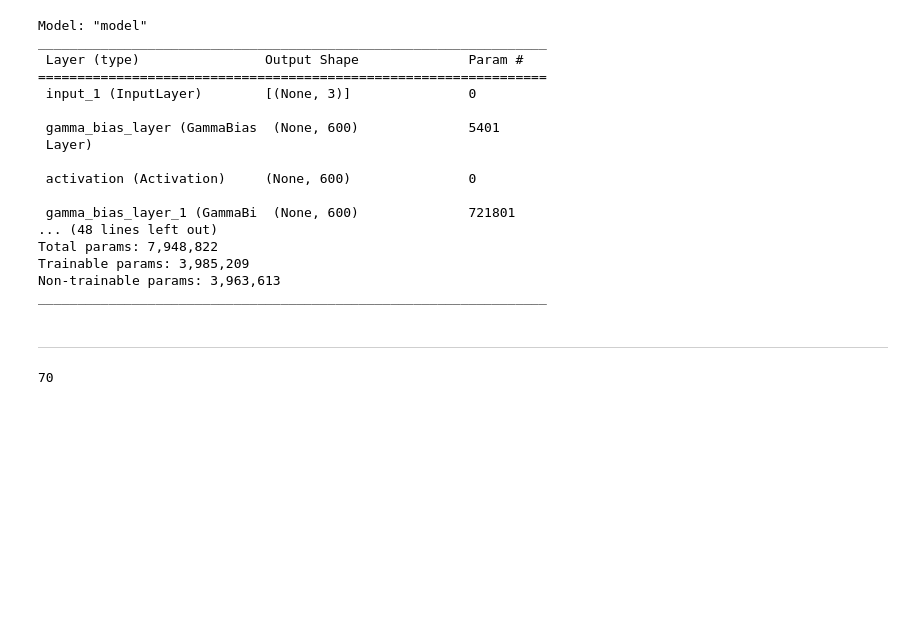
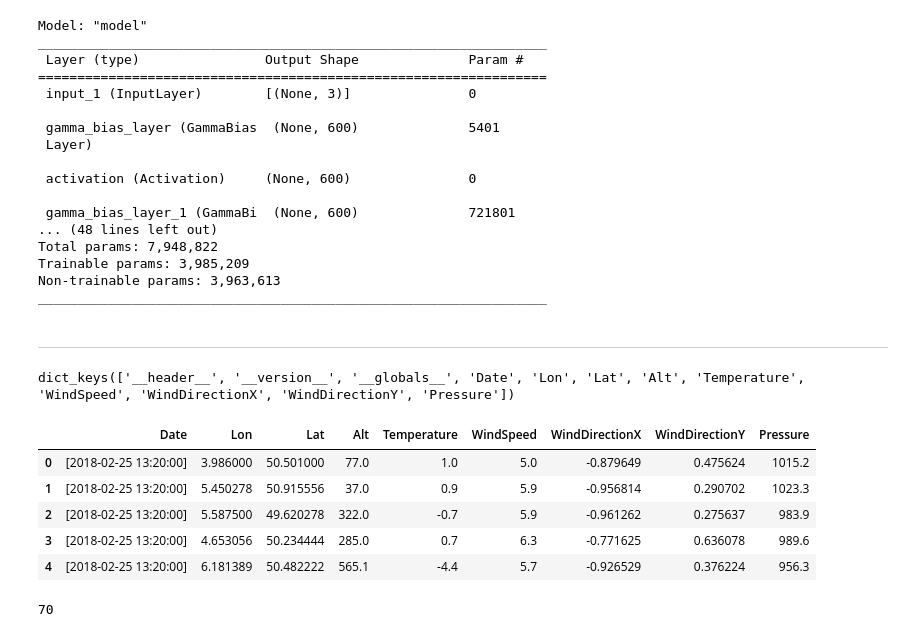
Before and after one commit to sagomeza1/TG, a Jupyter notebook: notebook/explo.ipynb, the cells around one changed output. Saved outputs shown, nothing was run; the diff lists cells and outputs as text; code cells hidden in the pictures; blank space fills up the shorter version.

Commit message:
Se carga la data local y se empieza a experimentar

```diff
--- a/notebook/explo.ipynb
+++ b/notebook/explo.ipynb
@@ -432,3 +433,25 @@ dim_T_eqns = dim_T_PINN
 dim_N_eqns = dim_N_PINN
 # %% [markdown]
 -------------------------------
+# %%
+# Extract data from dataset
+
+WS_data = scipy.io.loadmat('..\\data\\Weather_data.mat')
+WS_data.keys()
+# %% [output]
+dict_keys(['__header__', '__version__', '__globals__', 'Date', 'Lon', 'Lat', 'Alt', 'Temperature', 'WindSpeed', 'WindDirectionX', 'WindDirectionY', 'Pressure'])
+# %%
+columns = ['Date', 'Lon', 'Lat', 'Alt', 'Temperature',
+           'WindSpeed', 'WindDirectionX', 'WindDirectionY', 'Pressure']
+# %%
+# Crear el DataFrame
+df = pd.DataFrame({col: WS_data[col].flatten() for col in columns})
+# %%
+df.head()
+# %% [output]
+|  | Date | Lon | Lat | Alt | Temperature | WindSpeed | WindDirectionX | WindDirectionY | Pressure |
+| 0 | [2018-02-25 13:20:00] | 3.986000 | 50.501000 | 77.0 | 1.0 | 5.0 | -0.879649 | 0.475624 | 1015.2 |
+| 1 | [2018-02-25 13:20:00] | 5.450278 | 50.915556 | 37.0 | 0.9 | 5.9 | -0.956814 | 0.290702 | 1023.3 |
+| 2 | [2018-02-25 13:20:00] | 5.587500 | 49.620278 | 322.0 | -0.7 | 5.9 | -0.961262 | 0.275637 | 983.9 |
+| 3 | [2018-02-25 13:20:00] | 4.653056 | 50.234444 | 285.0 | 0.7 | 6.3 | -0.771625 | 0.636078 | 989.6 |
+| 4 | [2018-02-25 13:20:00] | 6.181389 | 50.482222 | 565.1 | -4.4 | 5.7 | -0.926529 | 0.376224 | 956.3 |
```
Also changed, not shown: parts of 2 cells of this notebook, 3 other files.
